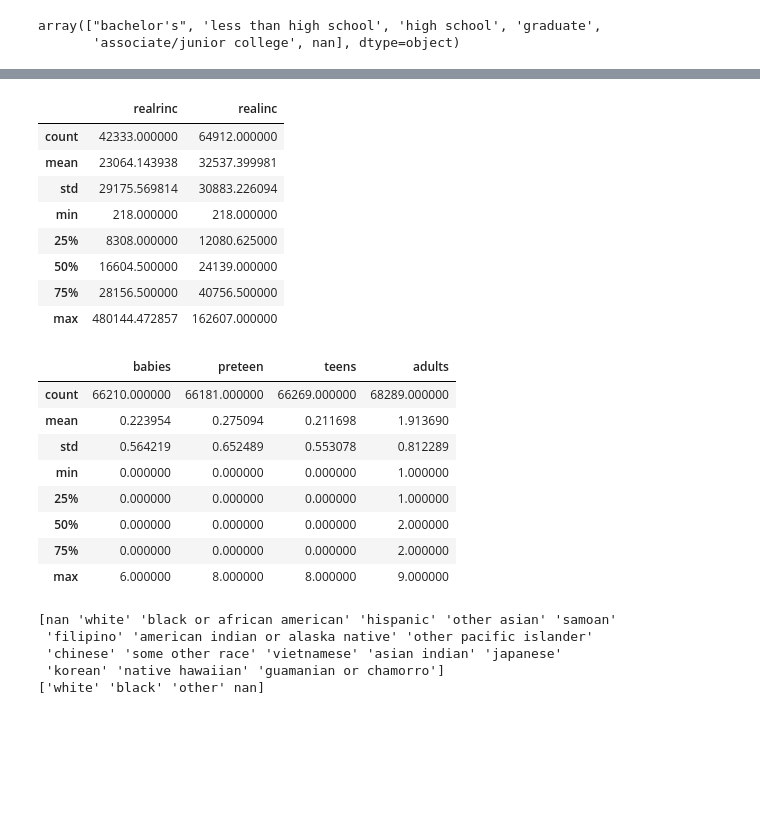
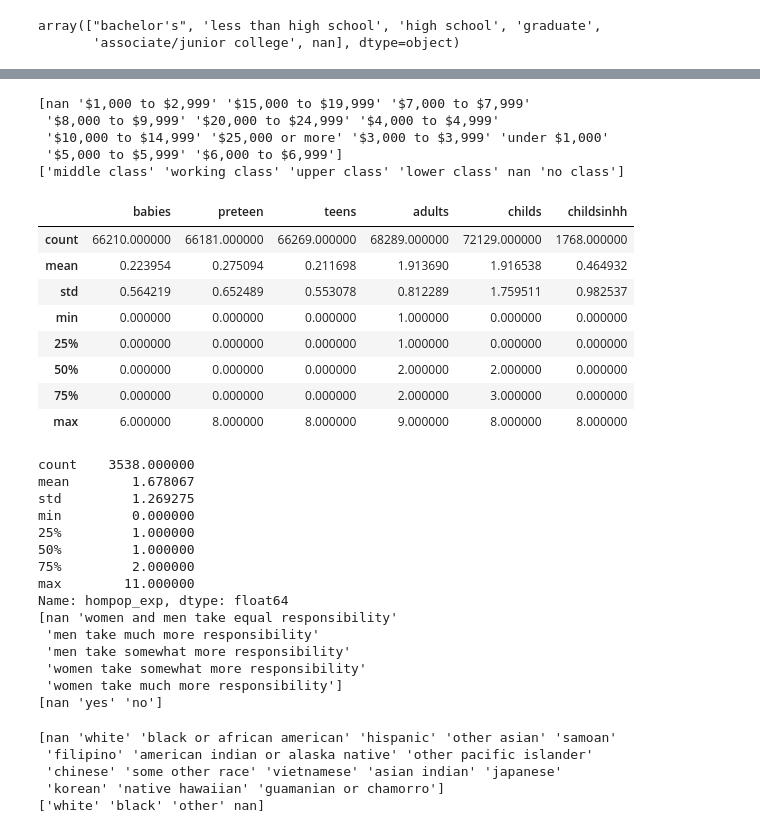
Before and after one commit to fwx5ax/Final-Project-DS3001, a Jupyter notebook: Project.ipynb, the cells around one changed output, grey strips where cells are left out. Saved outputs shown, nothing was run; the diff lists cells and outputs as text; code cells hidden in the pictures; blank space fills up the shorter version.

```diff
--- a/Project.ipynb
+++ b/Project.ipynb
@@ -264,31 +172,53 @@ dtype: float64
-# %%
-gss[['realrinc','realinc']].describe()
-# %% [output]
-|  | realrinc | realinc |
-| count | 42333.000000 | 64912.000000 |
-| mean | 23064.143938 | 32537.399981 |
-| std | 29175.569814 | 30883.226094 |
-| min | 218.000000 | 218.000000 |
-| 25% | 8308.000000 | 12080.625000 |
-| 50% | 16604.500000 | 24139.000000 |
-| 75% | 28156.500000 | 40756.500000 |
-| max | 480144.472857 | 162607.000000 |
 # %%
-gss['rincome'].unique()
+print(gss['rincome'].unique())
+print(gss['class'].unique())
 gss = gss.drop(columns='rincome')
 # we do not need another measure of occupation income - total income will be fine
+# %% [output]
+[nan '$1,000 to $2,999' '$15,000 to $19,999' '$7,000 to $7,999'
+ '$8,000 to $9,999' '$20,000 to $24,999' '$4,000 to $4,999'
+ '$10,000 to $14,999' '$25,000 or more' '$3,000 to $3,999' 'under $1,000'
+ '$5,000 to $5,999' '$6,000 to $6,999']
+['middle class' 'working class' 'upper class' 'lower class' nan 'no class']
 # %%
-gss[['babies','preteen','teens','adults']].describe()
+gss[['babies','preteen','teens','adults','childs','childsinhh']].describe()
 # %% [output]
-|  | babies | preteen | teens | adults |
-| count | 66210.000000 | 66181.000000 | 66269.000000 | 68289.000000 |
-| mean | 0.223954 | 0.275094 | 0.211698 | 1.913690 |
-| std | 0.564219 | 0.652489 | 0.553078 | 0.812289 |
-| min | 0.000000 | 0.000000 | 0.000000 | 1.000000 |
-| 25% | 0.000000 | 0.000000 | 0.000000 | 1.000000 |
-| 50% | 0.000000 | 0.000000 | 0.000000 | 2.000000 |
-| 75% | 0.000000 | 0.000000 | 0.000000 | 2.000000 |
-| max | 6.000000 | 8.000000 | 8.000000 | 9.000000 |
+|  | babies | preteen | teens | adults | childs | childsinhh |
+| count | 66210.000000 | 66181.000000 | 66269.000000 | 68289.000000 | 72129.000000 | 1768.000000 |
+| mean | 0.223954 | 0.275094 | 0.211698 | 1.913690 | 1.916538 | 0.464932 |
+| std | 0.564219 | 0.652489 | 0.553078 | 0.812289 | 1.759511 | 0.982537 |
+| min | 0.000000 | 0.000000 | 0.000000 | 1.000000 | 0.000000 | 0.000000 |
+| 25% | 0.000000 | 0.000000 | 0.000000 | 1.000000 | 0.000000 | 0.000000 |
+| 50% | 0.000000 | 0.000000 | 0.000000 | 2.000000 | 2.000000 | 0.000000 |
+| 75% | 0.000000 | 0.000000 | 0.000000 | 2.000000 | 3.000000 | 0.000000 |
+| max | 6.000000 | 8.000000 | 8.000000 | 9.000000 | 8.000000 | 8.000000 |
+# %%
+print(gss['hompop_exp'].describe())
+# total # of people in household
+gss = gss.drop(columns='hompop_exp')
+
+print(gss['rspgndr'].unique())
+# how the home/childcare labor is divided by gender
+
+print(gss['rprnt18'].unique())
+# are u the parent of another child 18 or older in your household?
+gss = gss.drop(columns='rprnt18')
+# %% [output]
+count    3538.000000
+mean        1.678067
+std         1.269275
+min         0.000000
+25%         1.000000
+50%         1.000000
+75%         2.000000
+max        11.000000
+Name: hompop_exp, dtype: float64
+[nan 'women and men take equal responsibility'
+ 'men take much more responsibility'
+ 'men take somewhat more responsibility'
+ 'women take somewhat more responsibility'
+ 'women take much more responsibility']
+[nan 'yes' 'no']
 # %%
 print(gss['racecen1'].unique())
 print(gss['race'].unique())
```
Also changed, not shown: parts of 21 cells of this notebook.
